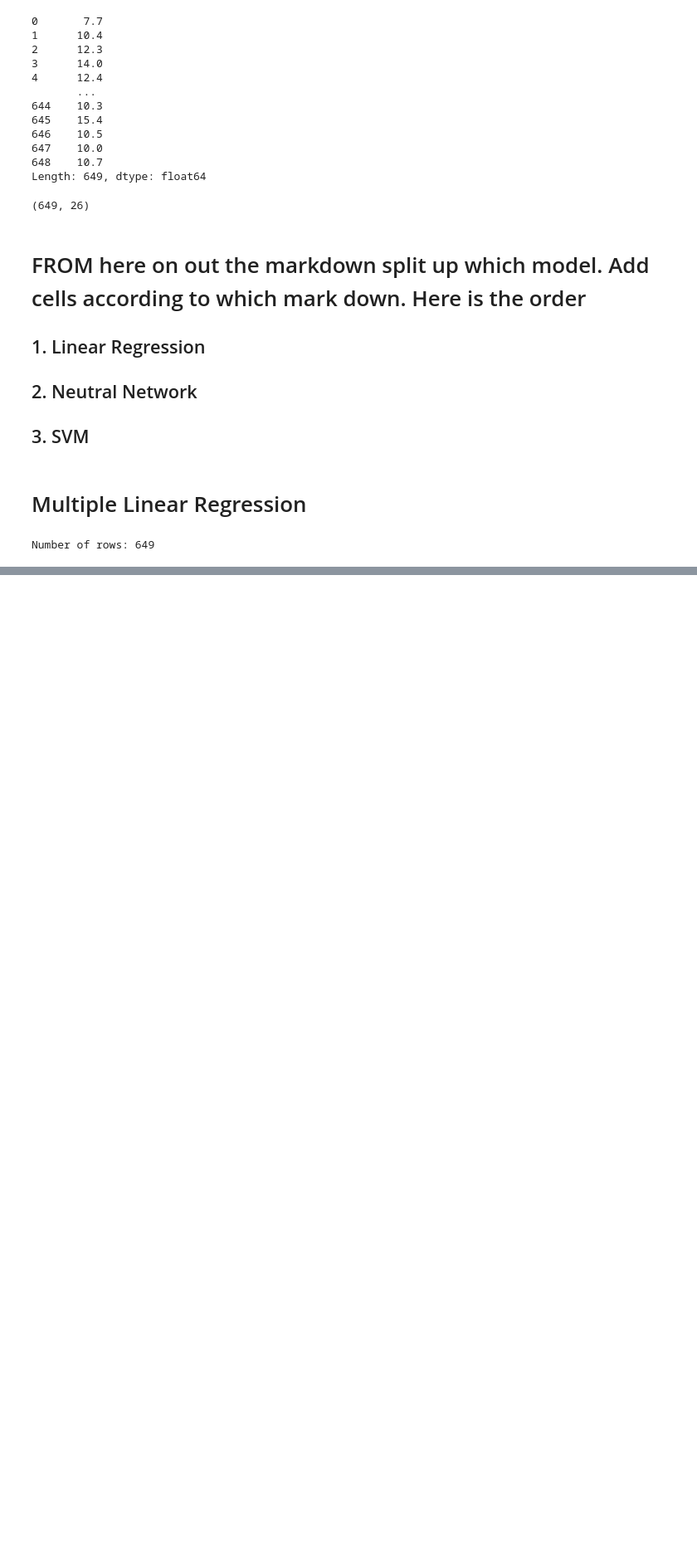
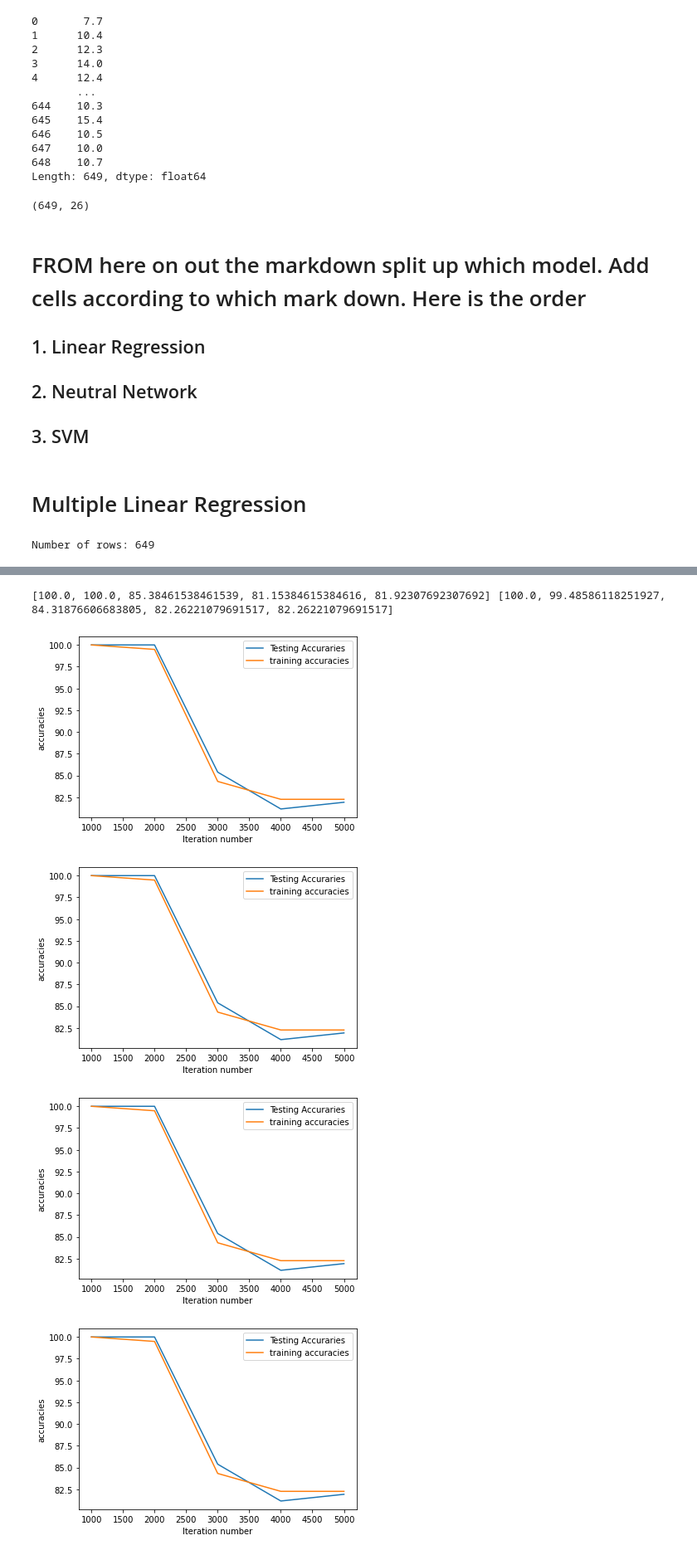
Before and after one commit to fdnthecoder/StudentPerformanceML, a Jupyter notebook: NNAmadou.ipynb, the cells around one changed output, grey strips where cells are left out. Shown: that part at 83% size. Saved outputs shown, nothing was run; the diff lists cells and outputs as text; code cells hidden in the pictures; blank space fills up the shorter version.

```diff
--- a/NNAmadou.ipynb
+++ b/NNAmadou.ipynb
@@ -358,0 +336,25 @@ Prediction accuracy is 16.538461538461537%
+# %%
+y_test = y_test >= 10
+y_train = y_train >= 10
+acc_tests = []
+acc_trains = []
+for i in range(len(itter)):
+    y_pred_test = predict_y(w_vals[i], b_vals[i], X_test, 3)
+    y_pred_train = predict_y(w_vals[i], b_vals[i], X_train, 3)
+    acc_tests.append(accuracy_score(y_test, y_pred_test) * 100)
+    acc_trains.append(accuracy_score(y_train, y_pred_train) * 100)
+print(acc_tests,acc_trains)
+for i in range(len(itter)):
+    plt.plot(itter,acc_tests)
+    plt.plot(itter,acc_trains)
+    plt.ylabel('accuracies')
+    plt.xlabel('Iteration number')
+    plt.legend([ "Testing Accuraries", "training accuracies"])
+    plt.block = False
+    plt.show()
+# %% [output]
+[100.0, 100.0, 85.38461538461539, 81.15384615384616, 81.92307692307692] [100.0, 99.48586118251927, 84.31876606683805, 82.26221079691517, 82.26221079691517]
+[figure, added]
+[figure, added]
+[figure, added]
+[figure, added]
```
Also changed, not shown: parts of 12 cells of this notebook.
